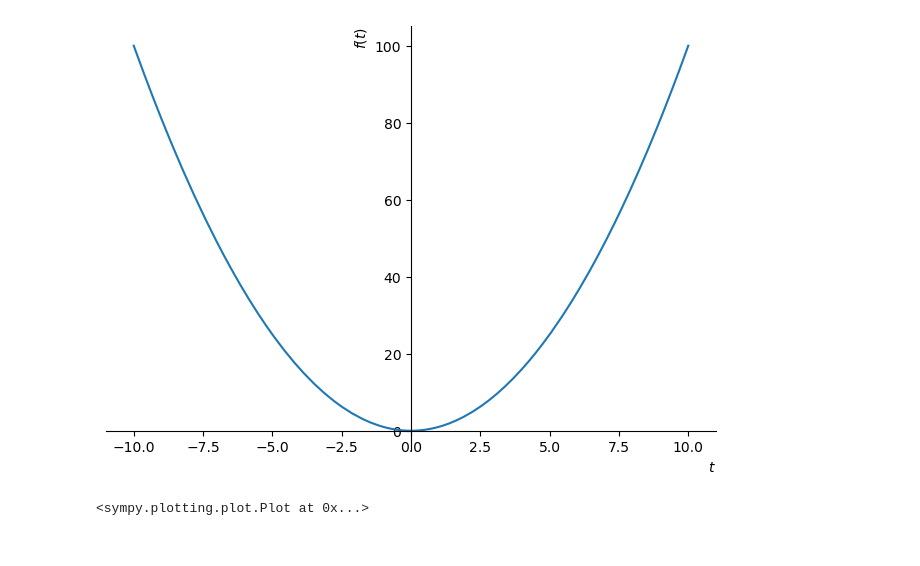
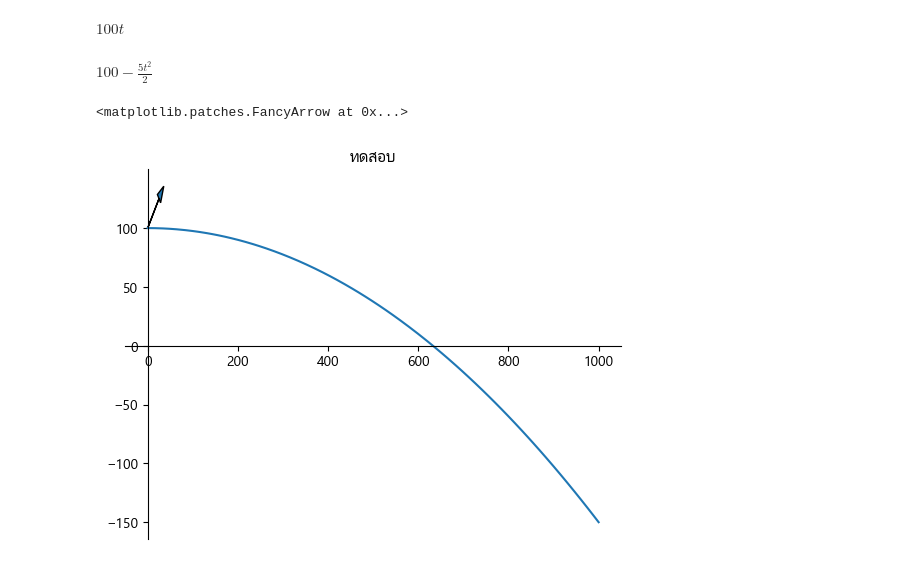
Before and after one commit to chailoekt/physics1, a Jupyter notebook: content/01-บทนำ.ipynb, the cells around one changed output. Cells and saved outputs as stored; diff of their text form; code cells hidden in the pictures.

```diff
--- a/content/01-บทนำ.ipynb
+++ b/content/01-บทนำ.ipynb
@@ -6,8 +8,22 @@ from sympy import *
 mpl.rc_file(".matplotlib/matplotlibrc")
 # %%
 x, y, t = symbols('x y t')
+x = 100*t; y = 100 - Rational(1,2) * 5 * t**2
+display(x, y)
+# %% [output]
+$\displaystyle 100 t$
+$\displaystyle 100 - \frac{5 t^{2}}{2}$
-# %%
-plot(t**2)
-# %% [output]
-[figure, removed]
-<sympy.plotting.plot.Plot at 0x...>
+# %%
+p = plot_parametric(x,y, (t,0,10),title="ทดสอบ", show=False)
+# x_vals = [0, 10]
+# y_vals = [0, 80]
+# s = List2DSeries(x_vals, y_vals)
+be = MatplotlibBackend(p)
+be.process_series()
+plt = be.plt
+plt.arrow(0,100,25,25, length_includes_head=True, head_width=10)
+# plt.annotate("ความเร", xy=(0, 10.05))
+# ax.arrow(fig, 0,0,1,1, length_includes_head=True, head_width=0.02, head_length=0.04)
+# %% [output]
+<matplotlib.patches.FancyArrow at 0x...>
+[figure, added]
```
Also changed, not shown: parts of 3 cells of this notebook, 3 other files.
